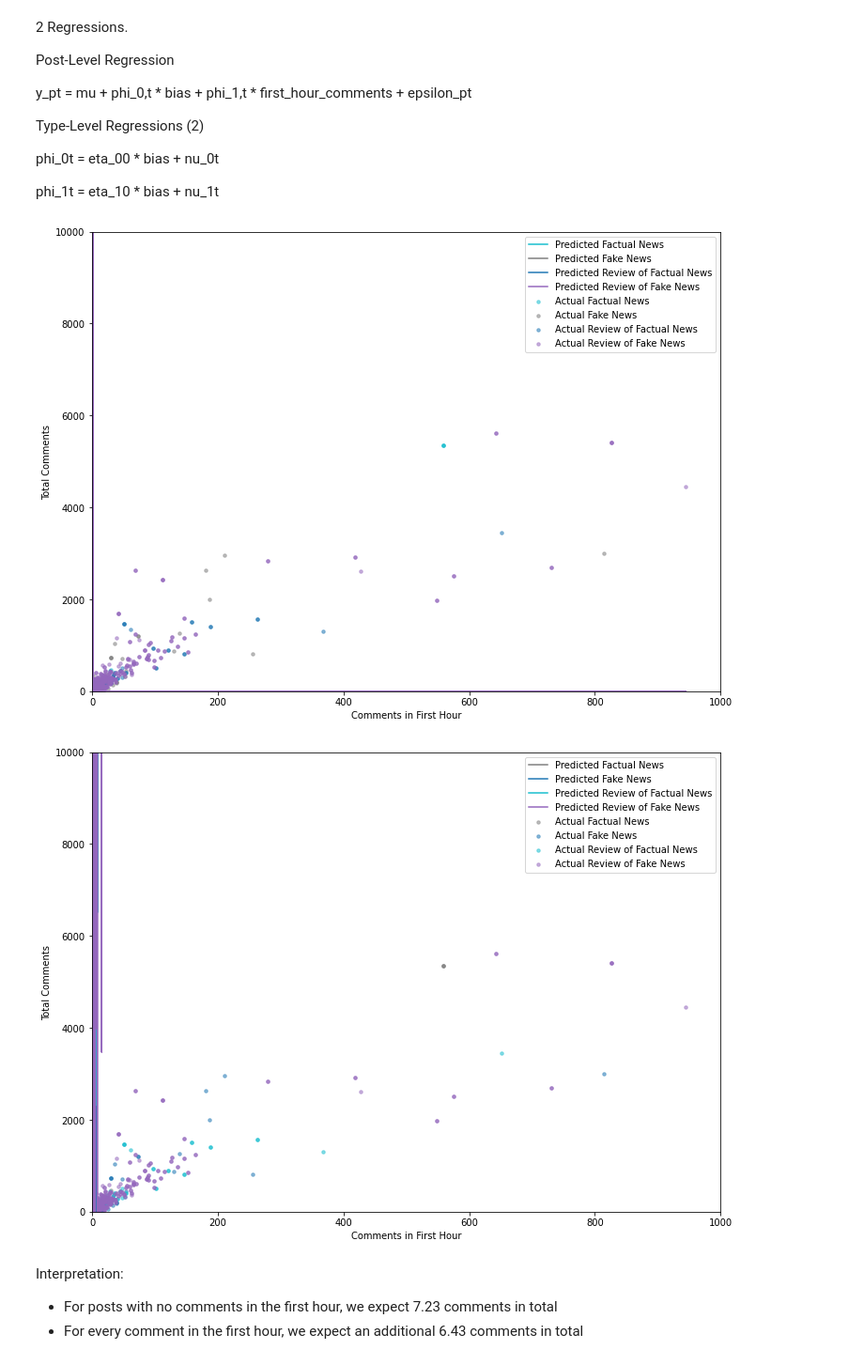
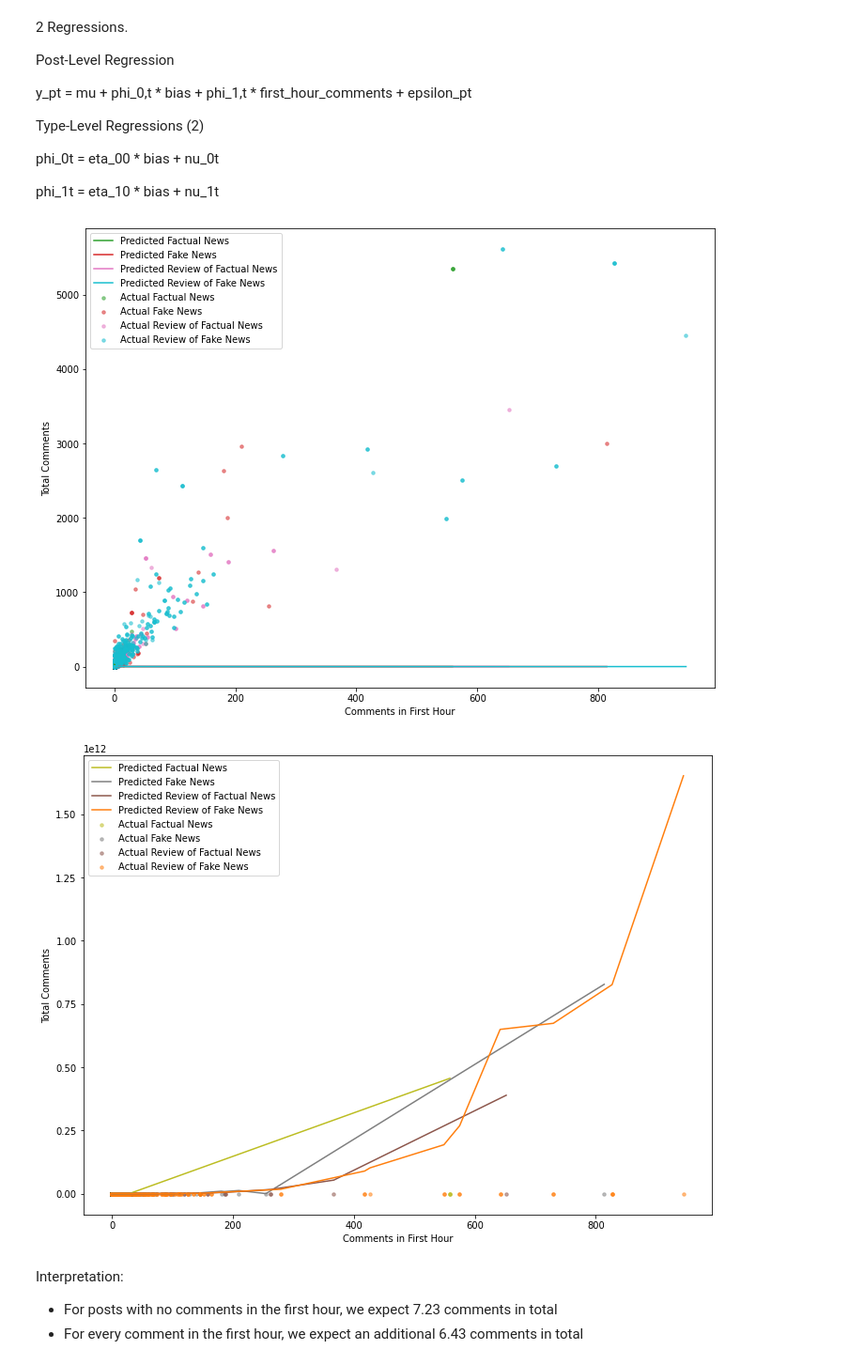
Before and after one commit to ageil/Probabilistic-Programming, a Jupyter notebook: model/CompleteModel.ipynb, the cells around one changed output. Shown at 94% size. Drawn from its saved outputs; the diff is of its cells as text; code cells hidden in the pictures.

```diff
--- a/model/CompleteModel.ipynb
+++ b/model/CompleteModel.ipynb
@@ -163,15 +152,15 @@ phi_1t = eta_10 * bias + nu_1t
 # %%
 # Only using types (Smooth)
 y_pred = get_type_only_y_pred(p_data, t_data, s_data, r_data, p_types, p_stories, p_subreddits)
-plot_predictions(original_p_data, y, y_pred, p_types, indep=4)
+plot_predictions(original_p_data, y, y_pred, p_types, indep=1)
 # %% [output]
-[figure, old version]
+[figure, new version]
 # %%
 # Using all data (Jagged—other factors at play)
 y_pred = get_y_pred(p_data, t_data, s_data, r_data, p_types, p_stories, p_subreddits)
-plot_predictions(original_p_data, y, y_pred, p_types, indep=4)
+plot_predictions(original_p_data, y, y_pred, p_types, indep=1)
 # %% [output]
-[figure, old version]
+[figure, new version]
 # %% [markdown]
 Interpretation:
 
```
Also changed, not shown: parts of 20 cells of this notebook, 2 other files.
